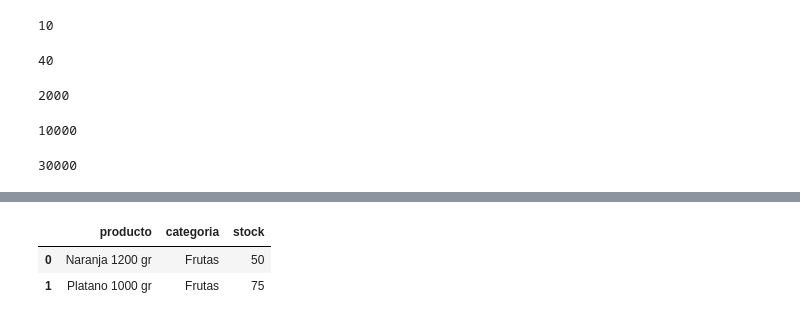
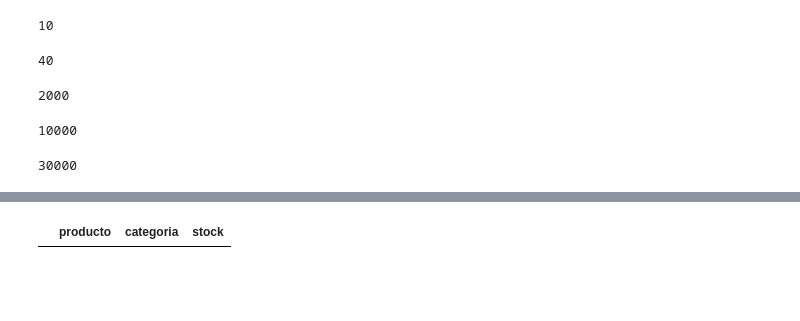
Before and after one commit to Noelia-MS/Ejercicios-Noelia, a Jupyter notebook: MOD04_SQL/m4_Noelia_Madrigal.ipynb, the cells around one changed output, grey strips where cells are left out. Saved outputs shown, nothing was run; the diff lists cells and outputs as text; code cells hidden in the pictures; blank space fills up the shorter version.

```diff
--- a/MOD04_SQL/m4_Noelia_Madrigal.ipynb
+++ b/MOD04_SQL/m4_Noelia_Madrigal.ipynb
@@ -303,20 +303,18 @@ df1
 10000 rows × 6 columns
 # %%
 # 2. Productos con stock bajo
-# Filtra aquellos productos cuyo stock sea menor a 100.
+# Filtra aquellos productos cuyo stock sea menor a 10.
 # Muestra nombre del producto, categoría y stock.
 
 query2 = '''SELECT p.producto, c.categoria, p.stock
 FROM productos p
 INNER JOIN categorias c ON p.id_categoria = c.id_categoria
-WHERE stock <100;'''
+WHERE stock <10;'''
 
 df2 = pd.read_sql_query(sql = query2, con = engine)
 df2
 # %% [output]
 |  | producto | categoria | stock |
-| 0 | Naranja 1200 gr | Frutas | 50 |
-| 1 | Platano 1000 gr | Frutas | 75 |
 # %%
 # 3. Ventas totales por categoría
 # Muestra el nombre de la categoría y la suma total de las ventas
```
Also changed, not shown: parts of 12 cells of this notebook.
